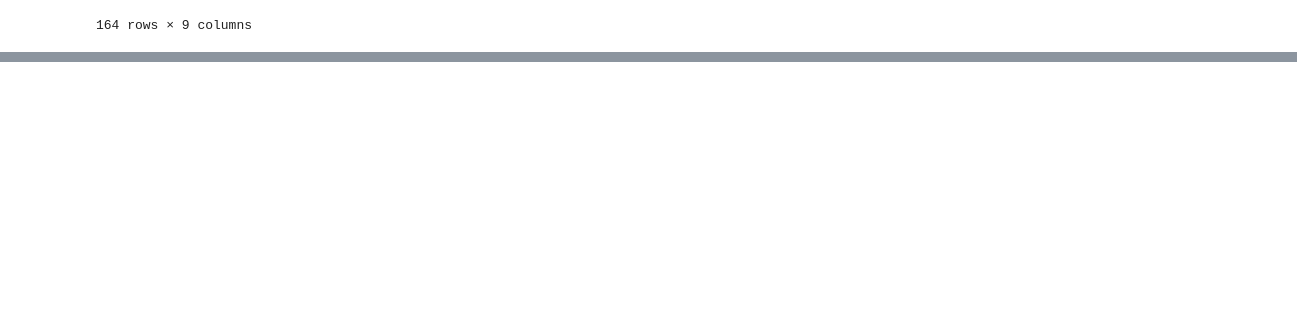
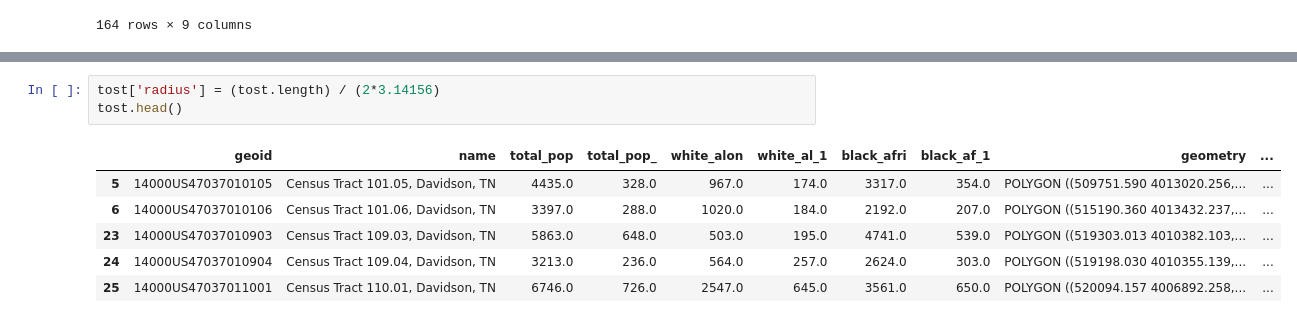
Before and after one commit to tarynpatterson/nashville-businesses-in-black-communities, a Jupyter notebook: notebooks/census_test.ipynb, the cells around one changed output, grey strips where cells are left out. Cells and saved outputs as stored; diff of their text form; blank space fills up the shorter version.

```diff
--- a/notebooks/census_test.ipynb
+++ b/notebooks/census_test.ipynb
@@ -174,0 +200,10 @@ print(tost.loc[tost['name'] == 'Census Tract 101.05, Davidson, TN'])
+# %%
+tost['radius'] = (tost.length) / (2*3.14156)
+tost.head()
+# %% [output]
+|  | geoid | name | total_pop | total_pop_ | white_alon | white_al_1 | black_afri | black_af_1 | geometry | ... |
+| 5 | 14000US47037010105 | Census Tract 101.05, Davidson, TN | 4435.0 | 328.0 | 967.0 | 174.0 | 3317.0 | 354.0 | POLYGON ((509751.590 4013020.256,... | ... |
+| 6 | 14000US47037010106 | Census Tract 101.06, Davidson, TN | 3397.0 | 288.0 | 1020.0 | 184.0 | 2192.0 | 207.0 | POLYGON ((515190.360 4013432.237,... | ... |
+| 23 | 14000US47037010903 | Census Tract 109.03, Davidson, TN | 5863.0 | 648.0 | 503.0 | 195.0 | 4741.0 | 539.0 | POLYGON ((519303.013 4010382.103,... | ... |
+| 24 | 14000US47037010904 | Census Tract 109.04, Davidson, TN | 3213.0 | 236.0 | 564.0 | 257.0 | 2624.0 | 303.0 | POLYGON ((519198.030 4010355.139,... | ... |
+| 25 | 14000US47037011001 | Census Tract 110.01, Davidson, TN | 6746.0 | 726.0 | 2547.0 | 645.0 | 3561.0 | 650.0 | POLYGON ((520094.157 4006892.258,... | ... |
```
Also changed, not shown: parts of 9 cells of this notebook, 1 other file.
